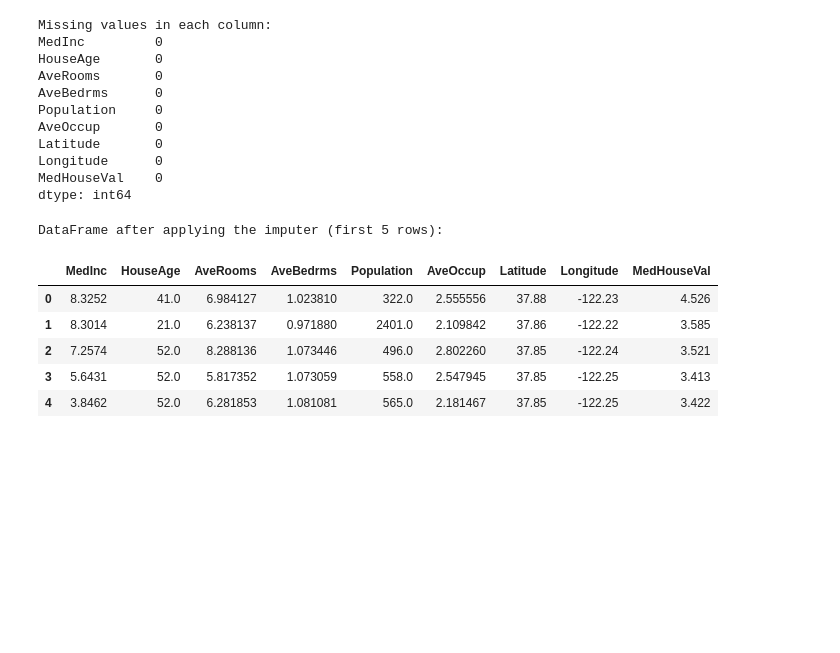
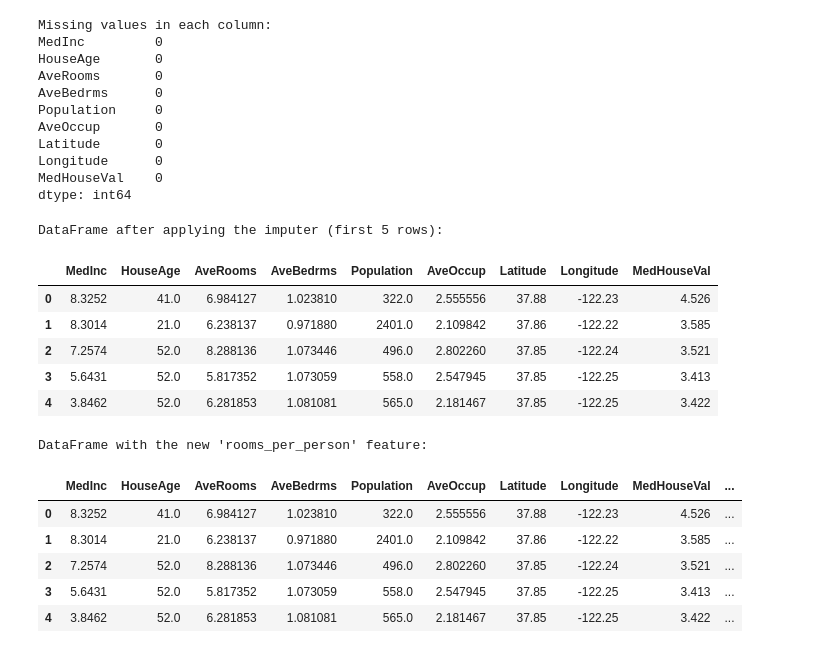
Before and after one commit to Rupesh-AI404/real-estate-price-prediction, a Jupyter notebook: real-estate-analysis.ipynb, the cells around one changed output. Drawn from its saved outputs; the diff is of its cells as text; code cells hidden in the pictures; blank space fills up the shorter version.

Commit message:
data cleanng and feature creation (creating  rooms_per_person Features)

```diff
--- a/real-estate-analysis.ipynb
+++ b/real-estate-analysis.ipynb
@@ -436,3 +436,22 @@ DataFrame after applying the imputer (first 5 rows):
 | 2 | 7.2574 | 52.0 | 8.288136 | 1.073446 | 496.0 | 2.802260 | 37.85 | -122.24 | 3.521 |
 | 3 | 5.6431 | 52.0 | 5.817352 | 1.073059 | 558.0 | 2.547945 | 37.85 | -122.25 | 3.413 |
 | 4 | 3.8462 | 52.0 | 6.281853 | 1.081081 | 565.0 | 2.181467 | 37.85 | -122.25 | 3.422 |
+# %%
+# We are creating a new column called 'rooms_per_person'.
+# The value for each row will be the result of dividing the 'AveRooms' value
+# by the 'AveOccup' value for that same row.
+# Pandas makes this element-wise operation incredibly straightforward.
+housing_df_imputed['rooms_per_person'] = housing_df_imputed['AveRooms'] / housing_df_imputed['AveOccup']
+
+# Let's inspect the DataFrame again with .head() to confirm our new column has been added.
+# You should see the 'rooms_per_person' column at the far right.
+print("DataFrame with the new 'rooms_per_person' feature:")
+housing_df_imputed.head()
+# %% [output]
+DataFrame with the new 'rooms_per_person' feature:
+|  | MedInc | HouseAge | AveRooms | AveBedrms | Population | AveOccup | Latitude | Longitude | MedHouseVal | ... |
+| 0 | 8.3252 | 41.0 | 6.984127 | 1.023810 | 322.0 | 2.555556 | 37.88 | -122.23 | 4.526 | ... |
+| 1 | 8.3014 | 21.0 | 6.238137 | 0.971880 | 2401.0 | 2.109842 | 37.86 | -122.22 | 3.585 | ... |
+| 2 | 7.2574 | 52.0 | 8.288136 | 1.073446 | 496.0 | 2.802260 | 37.85 | -122.24 | 3.521 | ... |
+| 3 | 5.6431 | 52.0 | 5.817352 | 1.073059 | 558.0 | 2.547945 | 37.85 | -122.25 | 3.413 | ... |
+| 4 | 3.8462 | 52.0 | 6.281853 | 1.081081 | 565.0 | 2.181467 | 37.85 | -122.25 | 3.422 | ... |
```
